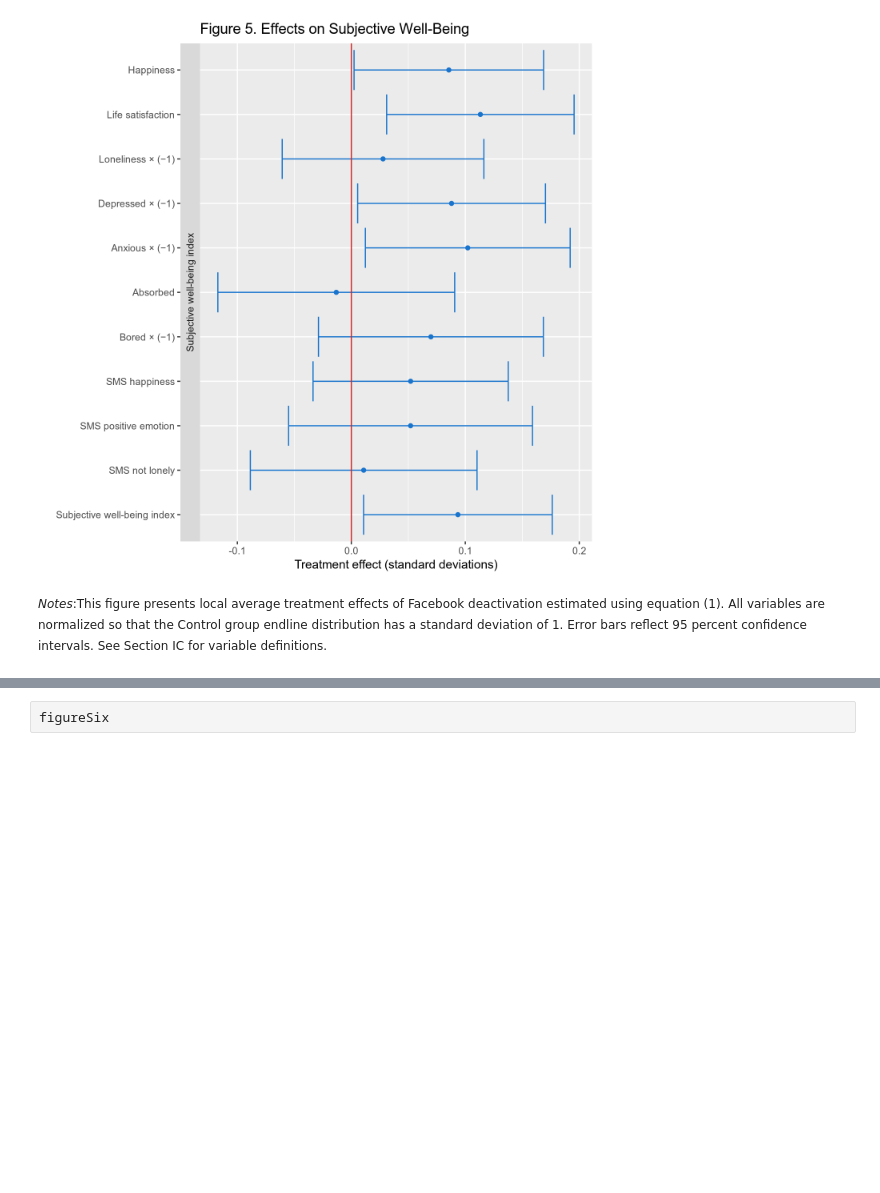
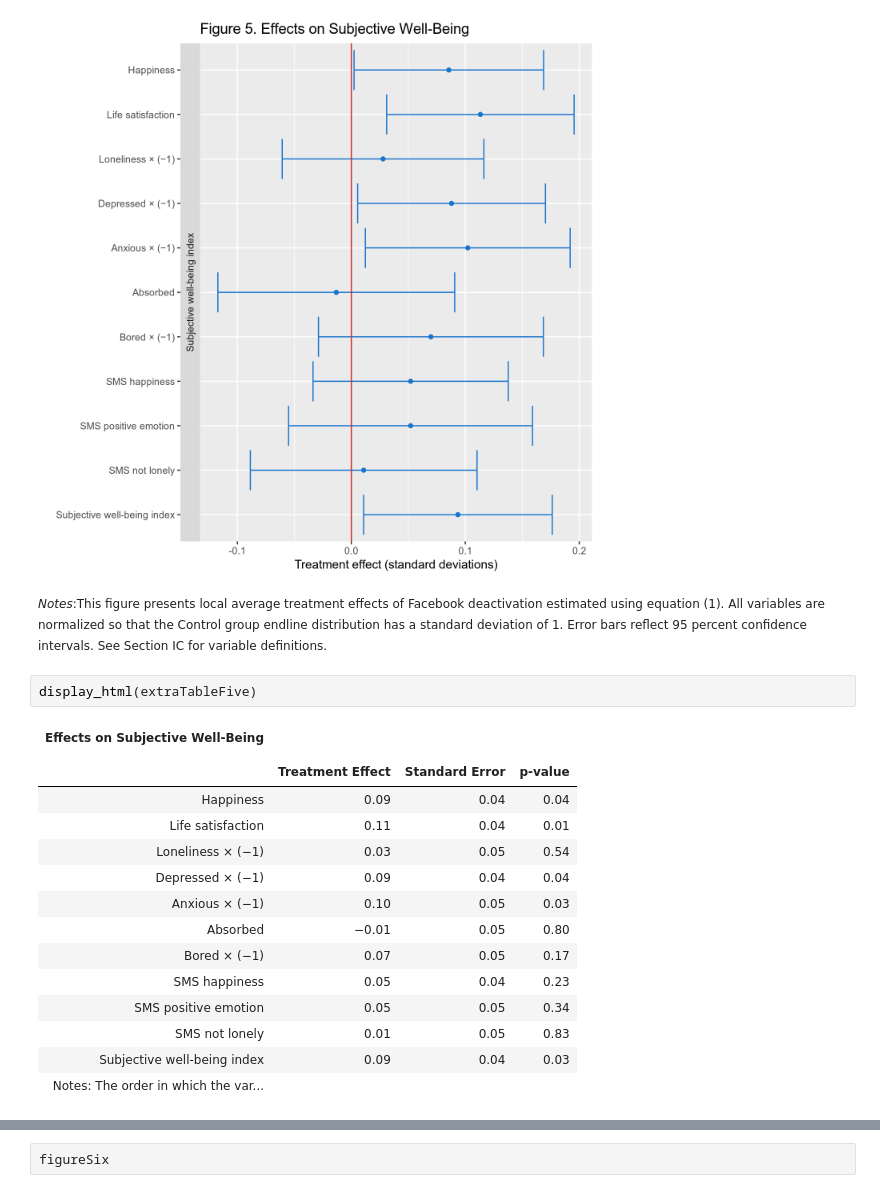
Before and after one commit to feauazmu/RepAllcotetal, a Jupyter notebook: replication_notebook.ipynb, the cells around one changed output, grey strips where cells are left out. Cells and saved outputs as stored; diff of their text form; blank space fills up the shorter version.

```diff
--- a/replication_notebook.ipynb
+++ b/replication_notebook.ipynb
@@ -316,3 +440,21 @@ figureFive
 [figure]
 # %% [markdown]
 <p style="font-size:12px"><i>Notes</i>:This figure presents local average treatment effects of Facebook deactivation estimated using equation (1). All variables are normalized so that the Control group endline distribution has a standard deviation of 1. Error bars reflect 95 percent confidence intervals. See Section IC for variable definitions.</p>
+# %%
+display_html(extraTableFive)
+# %% [output]
+| Effects on Subjective Well-Being |  |  |  |
+|  |  |  |  |
+|  | Treatment Effect | Standard Error | p-value |
+| Happiness | 0.09 | 0.04 | 0.04 |
+| Life satisfaction | 0.11 | 0.04 | 0.01 |
+| Loneliness × (−1) | 0.03 | 0.05 | 0.54 |
+| Depressed × (−1) | 0.09 | 0.04 | 0.04 |
+| Anxious × (−1) | 0.10 | 0.05 | 0.03 |
+| Absorbed | −0.01 | 0.05 | 0.80 |
+| Bored × (−1) | 0.07 | 0.05 | 0.17 |
+| SMS happiness | 0.05 | 0.04 | 0.23 |
+| SMS positive emotion | 0.05 | 0.05 | 0.34 |
+| SMS not lonely | 0.01 | 0.05 | 0.83 |
+| Subjective well-being index | 0.09 | 0.04 | 0.03 |
+| Notes: The order in which the var... |  |  |  |
```
Also changed, not shown: parts of 28 cells of this notebook.
